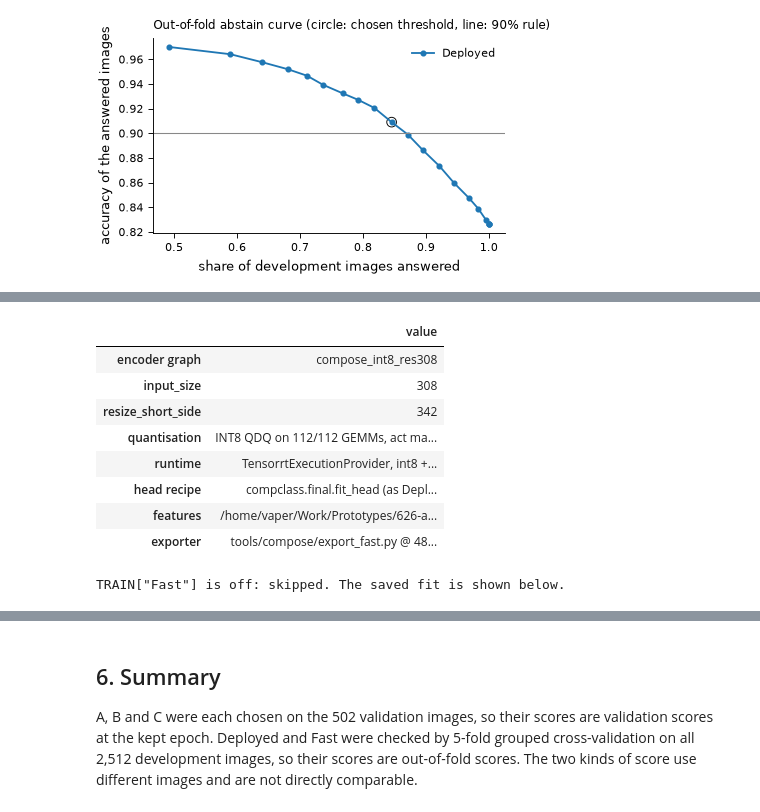
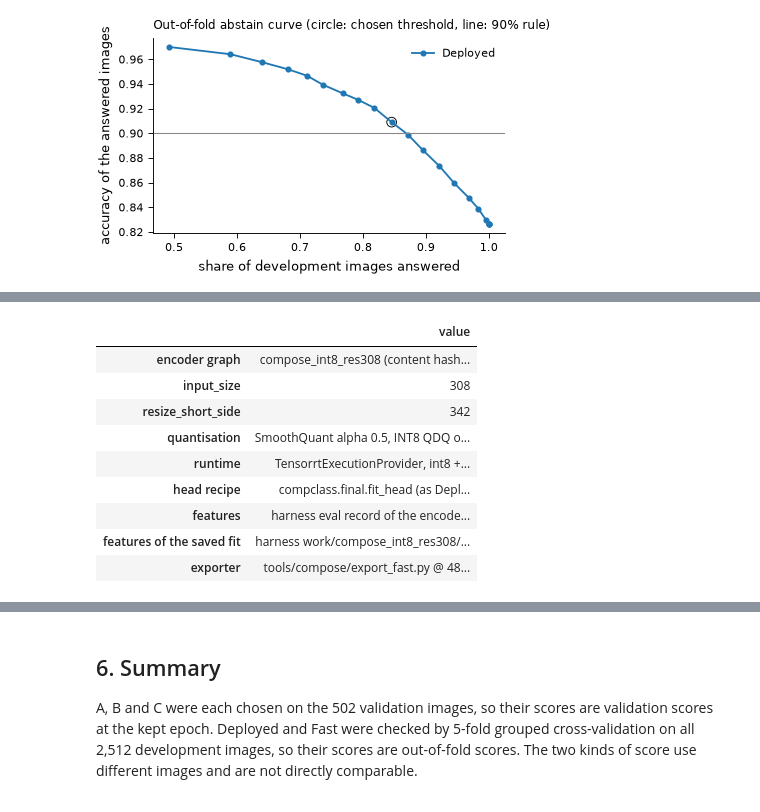
Before and after one commit to Vaperizer2/626-Project, a Jupyter notebook: notebooks/ITRI626_training.ipynb, the cells around one changed output, grey strips where cells are left out. Saved outputs shown, nothing was run; the diff lists cells and outputs as text; code cells hidden in the pictures.

```diff
--- a/notebooks/ITRI626_training.ipynb
+++ b/notebooks/ITRI626_training.ipynb
@@ -544,17 +620,10 @@ display(pd.DataFrame({"value": pd.Series({
 # %%
 if TRAIN["Deployed"]:
     import torch
-    from compclass.features import extract_features
 
-    F_dev = extract_features(FINAL.KEY, dev_rows, m, cache_dir=FEATURE_CACHE)
+    F_dev = dev_features(FINAL.KEY, dev_rows, m)
     W_text = FINAL.text_weights(m.classes, torch.device("cuda" if torch.cuda.is_available() else "cpu"))
-    D_NEW, D_NEW_REPORT = FINAL.fit_head(F_dev, m, dev_rows, W_text)
-    (SCRATCH / "deployed").mkdir(parents=True, exist_ok=True)
-    np.savez(SCRATCH / "deployed" / "head.npz", **D_NEW)
-    (SCRATCH / "deployed" / "fit_report.json").write_text(json.dumps(D_NEW_REPORT, indent=1))
-    keys = ["oof_accuracy", "oof_macro_f1", "oof_probe_only_accuracy", "final_C", "temperature", "abstain_threshold"]
-    display(pd.DataFrame({"retrained": {k: D_NEW_REPORT[k] for k in keys}, "saved": {k: D_REPORT[k] for k in keys}}))
-    print("largest change in the probe weights:", float(np.abs(D_NEW["coef"] - D_HEAD["coef"]).max()))
+    D_NEW, D_NEW_REPORT = refit_head("deployed", F_dev, W_text, D_REPORT, D_HEAD)
 else:
     print('TRAIN["Deployed"] is off: skipped. The saved fit is shown below.')
 # %% [output]
@@ -645,50 +730,62 @@ deployed model's and an exact McNemar test does not show it worse. Fast passed w
 # %%
 FAST_REPORT = H.load_json(ROOT / "exports/fast/fit_report.json")
 FAST_PRE = H.load_json(ROOT / "exports/fast/preprocess.json")
 FAST_RT = H.load_json(ROOT / "exports/fast/runtime.json")
 FAST_HEAD = dict(np.load(ROOT / "exports/fast/head.npz"))
-FAST_EMBEDDINGS = Path(FAST_REPORT["embeddings"])  # the harness features of this exact INT8 graph
+FAST_GRAPH = SimpleNamespace(id=FAST_REPORT["trunk_candidate"], sha=FAST_REPORT["trunk_candidate_sha"])
+built = re.fullmatch(r"(?P<src>\S+) \((?P<recipe>[^;]+) ; (?P<tool>[^)]+)\)", FAST_REPORT["trunk_built_from"])
+assert built, FAST_REPORT["trunk_built_from"]
+assert Path(built["src"]).name == "smooth05"  # the SmoothQuant alpha 0.5 graph
+assert built["recipe"] == "INT8 QDQ on 112/112 GEMMs, act max, mlp.fc2 p99.999, exclude"  # empty exclude list
+assert Path(FAST_REPORT["embeddings"]).parts[-4] == "work"  # inside the harness folder
 assert FAST_PRE["model"] == FINAL.KEY and FAST_PRE["input_size"] == 308
 assert FAST_PRE["resize_short_side"] == round(FAST_PRE["input_size"] / FAST_PRE["crop_pct"])
 assert FAST_RT["provider"] == "TensorrtExecutionProvider" and FAST_RT["options"]["trt_int8_enable"]
 assert FAST_RT["static_batch"] == 1
-assert "smooth05" in FAST_REPORT["trunk_built_from"] and "INT8 QDQ on 112/112 GEMMs" in FAST_REPORT["trunk_built_from"]
-assert "mlp.fc2 p99.999" in FAST_REPORT["trunk_built_from"]
 assert (FAST_REPORT["t_zs"], FAST_REPORT["w_zs"]) == (FINAL.T_ZS, FINAL.W_ZS)
 assert FAST_REPORT["n_dev"] == len(dev_rows)
 assert np.array_equal(FAST_HEAD["W"], D_HEAD["W"])  # the deployed text vectors, unchanged
 display(pd.DataFrame({"value": pd.Series({
-    "encoder graph": FAST_REPORT["trunk_candidate"], "input_size": FAST_PRE["input_size"],
-    "resize_short_side": FAST_PRE["resize_short_side"], "quantisation": FAST_REPORT["trunk_built_from"].split(" (")[1].split(";")[0],
+    "encoder graph": f"{FAST_GRAPH.id} (content hash {FAST_GRAPH.sha[:12]})", "input_size": FAST_PRE["input_size"],
+    "resize_short_side": FAST_PRE["resize_short_side"],
+    "quantisation": f"SmoothQuant alpha 0.5, {built['recipe'].removesuffix(', exclude')} ({built['tool']})",
     "runtime": f'{FAST_RT["provider"]}, int8 + fp16, static batch {FAST_RT["static_batch"]}',
-    "head recipe": "compclass.final.fit_head (as Deployed)", "features": str(FAST_EMBEDDINGS),
+    "head recipe": "compclass.final.fit_head (as Deployed)",
+    "features": "harness eval record of the encoder graph, or $ITRI626_FAST_EMBEDDINGS",
+    "features of the saved fit": "harness work/" + "/".join(Path(FAST_REPORT["embeddings"]).parts[-3:]),
     "exporter": FAST_REPORT["exporter"],
 }).astype(str)}))
+
+
+def fast_features(rows: list) -> np.ndarray:
+    """The INT8 graph's features of `rows`: from $ITRI626_FAST_EMBEDDINGS when set, otherwise from the harness's
+    latest eval record of FAST_GRAPH, as tools/compose/export_fast.py finds them."""
+    local = os.environ.get("ITRI626_FAST_EMBEDDINGS")
+    if local:
+        emb = Path(local)
+        print("features from ITRI626_FAST_EMBEDDINGS:", emb.name)
+    else:
+        sys.path.insert(0, str(ROOT / "tools" / "speed"))
+        import harness
+
+        rec = harness.latest("eval", FAST_GRAPH)
+        if rec is None:
+            raise FileNotFoundError(f"no harness eval record of {FAST_GRAPH.id} at {FAST_GRAPH.sha[:12]} in "
+                                    f"{harness.RESULTS}: run tools/speed/speed eval on it or set ITRI626_FAST_EMBEDDINGS")
+        assert rec["n_errors"] == 0, rec["n_errors"]
+        emb = Path(rec["embeddings"])
+        print(f"features from the harness eval record of {rec['time_utc']}: harness", os.path.relpath(emb, harness.ART))
+    ids = np.load(emb.with_name("flags.npz"))["ids"]
+    assert list(ids) == [r["id"] for r in rows], "features must be in development-row order"
+    return np.load(emb)
 # %% [output]
 |  | value |
-| encoder graph | compose_int8_res308 |
+| encoder graph | compose_int8_res308 (content hash... |
 | input_size | 308 |
 | resize_short_side | 342 |
-| quantisation | INT8 QDQ on 112/112 GEMMs, act ma... |
+| quantisation | SmoothQuant alpha 0.5, INT8 QDQ o... |
 | runtime | TensorrtExecutionProvider, int8 +... |
 | head recipe | compclass.final.fit_head (as Depl... |
-| features | /home/vaper/Work/Prototypes/626-a... |
+| features | harness eval record of the encode... |
+| features of the saved fit | harness work/compose_int8_res308/... |
 | exporter | tools/compose/export_fast.py @ 48... |
-# %%
-if TRAIN["Fast"]:
-    if not FAST_EMBEDDINGS.exists():
-        raise FileNotFoundError(f"{FAST_EMBEDDINGS} is missing; run tools/speed/speed eval on the INT8 graph first")
-    ids = np.load(FAST_EMBEDDINGS.with_name("flags.npz"))["ids"]
-    assert np.array_equal(ids, [r["id"] for r in dev_rows]), "features must be in development-row order"
-    FAST_NEW, FAST_NEW_REPORT = FINAL.fit_head(np.load(FAST_EMBEDDINGS), m, dev_rows, D_HEAD["W"])
-    (SCRATCH / "fast").mkdir(parents=True, exist_ok=True)
-    np.savez(SCRATCH / "fast" / "head.npz", **FAST_NEW)
-    (SCRATCH / "fast" / "fit_report.json").write_text(json.dumps(FAST_NEW_REPORT, indent=1))
-    keys = ["oof_accuracy", "oof_macro_f1", "oof_probe_only_accuracy", "final_C", "temperature", "abstain_threshold"]
-    display(pd.DataFrame({"retrained": {k: FAST_NEW_REPORT[k] for k in keys},
-                          "saved": {k: FAST_REPORT[k] for k in keys}}))
-    print("largest change in the probe weights:", float(np.abs(FAST_NEW["coef"] - FAST_HEAD["coef"]).max()))
-else:
-    print('TRAIN["Fast"] is off: skipped. The saved fit is shown below.')
-# %% [output]
-TRAIN["Fast"] is off: skipped. The saved fit is shown below.
```
Also changed, not shown: parts of 21 cells of this notebook.
